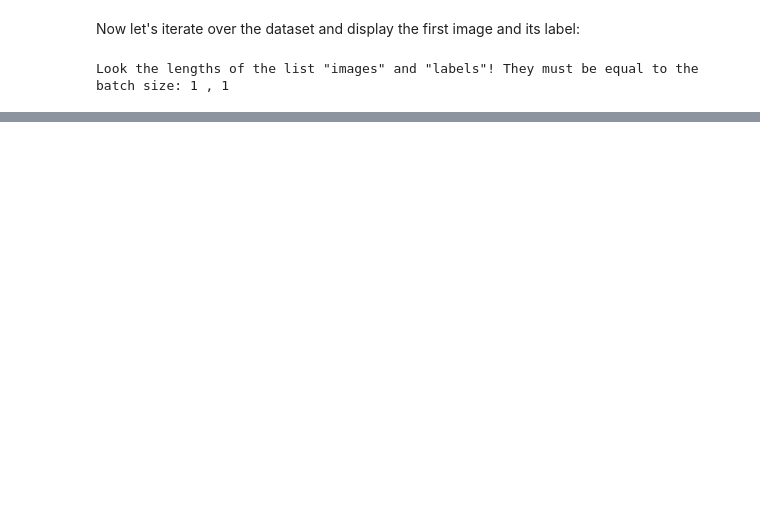
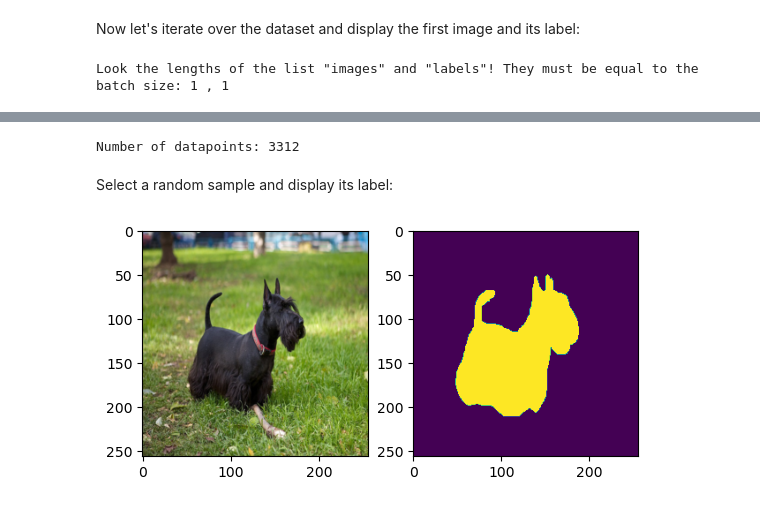
Before and after one commit to KChenDu/COMP197project, a Jupyter notebook: data/demo.ipynb, the cells around one changed output, grey strips where cells are left out. Cells and saved outputs as stored; diff of their text form; code cells hidden in the pictures; blank space fills up the shorter version.

Commit message:
implement our SimpleDataset and add it into demo

```diff
--- a/data/demo.ipynb
+++ b/data/demo.ipynb
@@ -68,0 +74,25 @@ Look the lengths of the list "images" and "labels"! They must be equal to the ba
+# %%
+from data.datasets import SimpleOxfordPetDataset
+from random import randint
+import matplotlib.pyplot as plt
+
+
+root = "oxford-iiit-pet"
+SimpleOxfordPetDataset.download(root)
+train_dataset = SimpleOxfordPetDataset(root, "train")
+length = len(train_dataset)
+print("Number of datapoints:", length)
+# %% [output]
+Number of datapoints: 3312
+# %% [markdown]
+Select a random sample and display its label:
+# %%
+sample = train_dataset[randint(0, length - 1)]
+
+plt.subplot(1, 2, 1)
+plt.imshow(sample["image"].transpose(1, 2, 0)) # for visualization we have to transpose back to HWC
+plt.subplot(1, 2, 2)
+plt.imshow(sample["mask"].squeeze())  # for visualization we have to remove 3rd dimension of mask
+plt.show()
+# %% [output]
+[figure, added]
```
Also changed, not shown: parts of 6 cells of this notebook, 1 other file.
